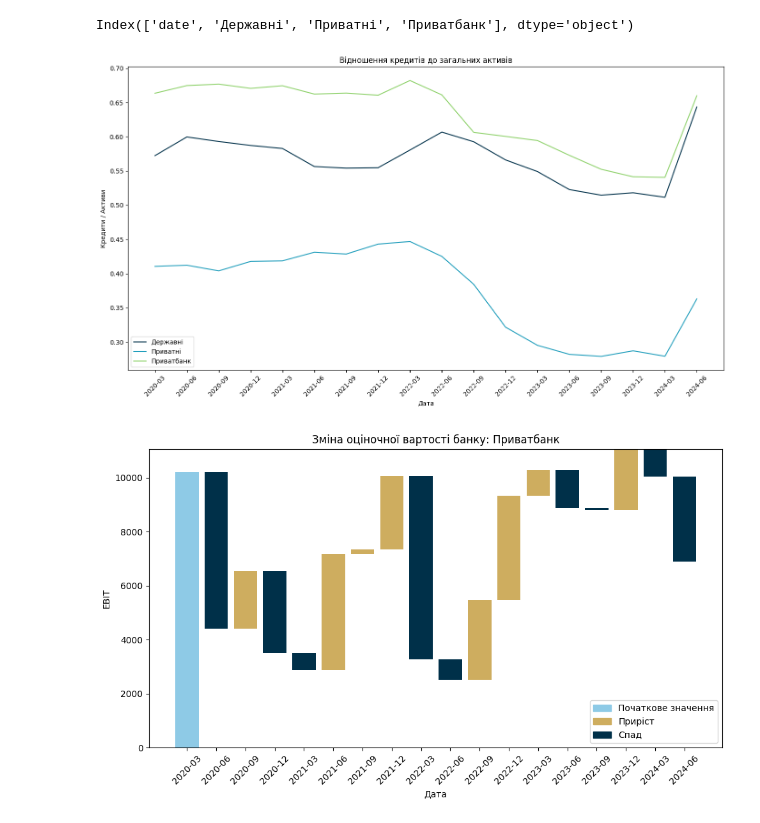
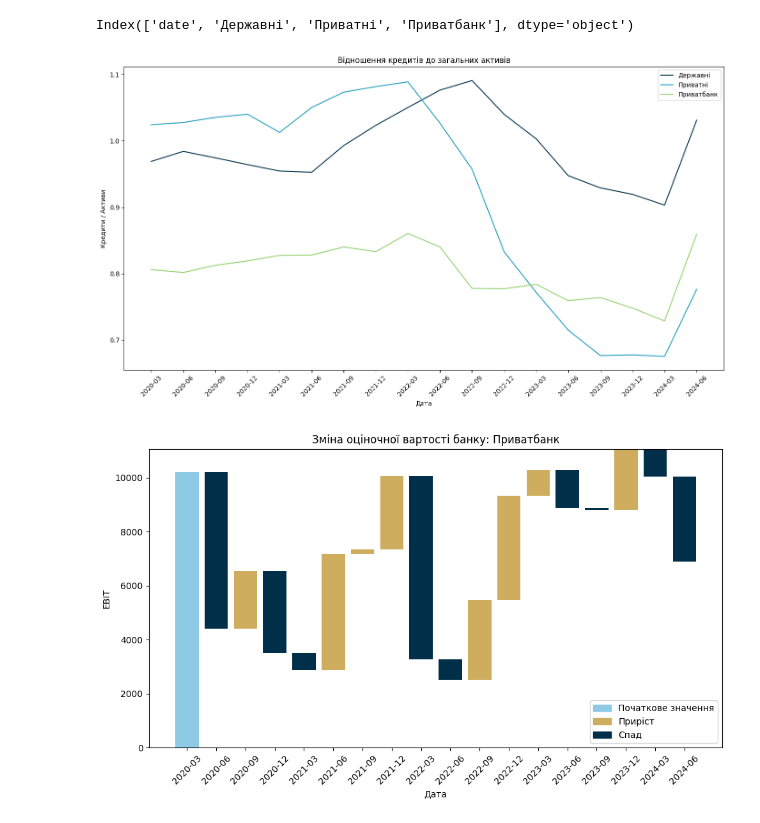
Before and after one commit to Lkupybida/ClothesIndustryAnalysys, a Jupyter notebook: banks_k.ipynb, the cells around one changed output. Cells and saved outputs as stored; diff of their text form; code cells hidden in the pictures.

Commit message:
loans + iglb + due + receivables

```diff
--- a/banks_k.ipynb
+++ b/banks_k.ipynb
@@ -13,17 +13,17 @@ df_assets_private = pd.read_csv('data/quarterly/private_total_assets.csv', index
 df_expenses_assets_state = (df_expenses_state / df_assets_state) * 100
 df_expenses_assets_private = (df_expenses_private / df_assets_private) * 100
 
+
 df_combined = pd.concat([df_expenses_assets_state, df_expenses_assets_private], axis=1)
 df_combined.reset_index(inplace=True)
 df_combined['year_month'] = df_combined['date'].apply(lambda x: x[:7])
 
-banks_ua = ["Приватбанк", "Ощадбанк", "Укрексім", "Укргазбанк", "Сенс Банк", "Перший Інвестиційний Банк"]
+banks_ua = ["ПриватБанк", "Ощадбанк", "Укрексім", "Укргазбанк", "Сенс Банк", "Перший Інвестиційний Банк"]
 
 # Calculate the average of each row
 df_combined['average'] = df_combined.mean(axis=1)
 
 banks = df_expenses_assets_state.columns
-print(banks)
 
 # Plotting histograms for each bank
 for index, bank in enumerate(banks):
@@ -36,7 +36,7 @@ for index, bank in enumerate(banks):
     plt.bar(df_combined['year_month'], expenses, width=0.6, label='Витрати', align='center', color='#003049')
 
     # Plot the average line
-    plt.plot(months, average, color='#90D26D', label='Середнє значення', linestyle='--', linewidth=2)
+    plt.plot(months, average, color='#cead5f', label='Середнє значення', linestyle='--', linewidth=2)
 
     plt.xlabel('Дата')
     plt.ylabel('Витрати / Активи (%)')
@@ -88,8 +85,10 @@ def private_state(private_file, state_file):
 
 df_loans = private_state('data/quarterly/private_loans.csv', 'data/quarterly/loans.csv')
 df_iglb = private_state('data/quarterly/private_iglb.csv', 'data/quarterly/iglb.csv')
+df_due = private_state('data/quarterly/private_due_from_other_banks.csv', 'data/quarterly/due_from_other_banks.csv')
+df_receivables = private_state('data/quarterly/private_receivables_from_customers.csv', 'data/quarterly/receivables_from_customers.csv')
 
-df_loans = df_loans + df_iglb
+df_loans = df_loans + df_iglb + df_due + df_receivables
 
 df_total_assets = private_state('data/quarterly/private_total_assets.csv', 'data/quarterly/total_assets.csv')
 
@@ -103,34 +102,34 @@ print(df_loans_assets.columns)
 
 # Extract 'year_month' from 'date'
 df_loans_assets['year_month'] = df_loans_assets['date'].apply(lambda x: x[:7])
 
 
 
 # Plotting
 plt.figure(figsize=(14, 8))
 
 # Colors for the plot
 colors = {
     'Державні': '#003049',
     'Приватбанк': '#90D26D',
     'Приватні': '#219EBC'
 }
 
 for bank in df_loans_assets.columns:
     if (bank != 'year_month' and bank != 'date'):
         plt.plot(df_loans_assets['year_month'], df_loans_assets[bank], label=bank.capitalize(), color=colors[bank])
 
 plt.title('Відношення кредитів до загальних активів')
 plt.xlabel('Дата')
 plt.ylabel('Кредити / Активи')
 plt.xticks(rotation=45)
 plt.legend()
 
 plt.tight_layout()
 plt.show()
 # %% [output]
 Index(['date', 'Державні', 'Приватні', 'Приватбанк'], dtype='object')
-[figure, old version]
+[figure, new version]
 # %%
 import pandas as pd
 import matplotlib.pyplot as plt
```
Also changed, not shown: parts of 1 cell of this notebook, 9 other files.
